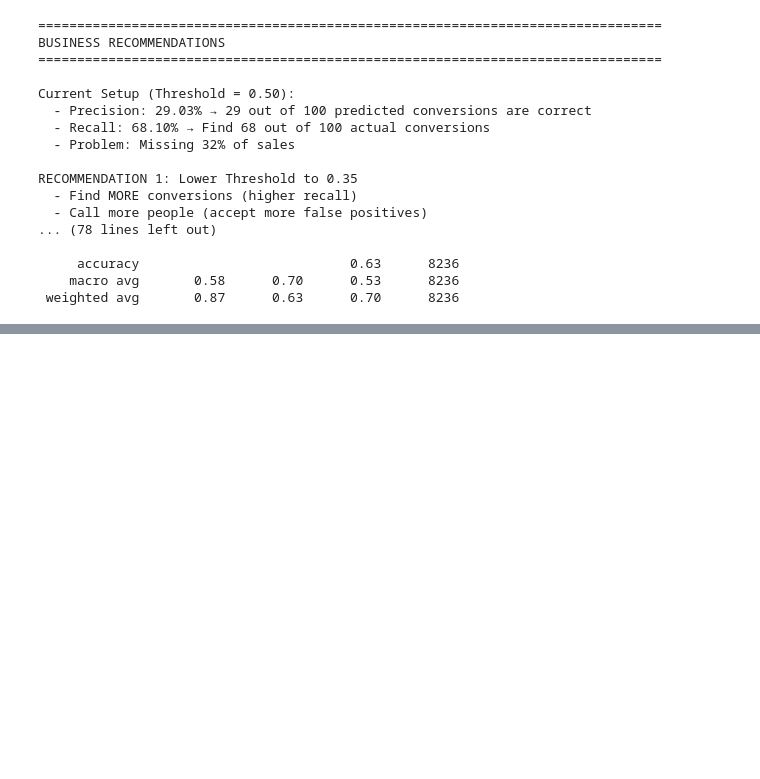
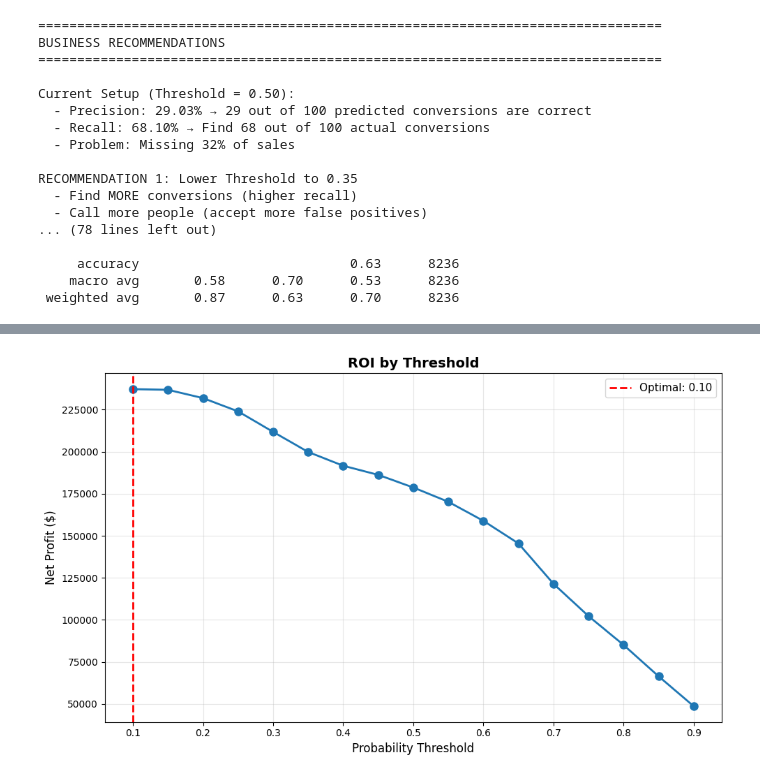
Before and after one commit to NathanC0926/ba305_bank_marketing_pred, a Jupyter notebook: baseline_logistic_regression.ipynb, the cells around one changed output, grey strips where cells are left out. Saved outputs shown, nothing was run; the diff lists cells and outputs as text; code cells hidden in the pictures; blank space fills up the shorter version.

```diff
--- a/baseline_logistic_regression.ipynb
+++ b/baseline_logistic_regression.ipynb
@@ -429,3 +461,82 @@ RECOMMENDATION 1: Lower Threshold to 0.35
      accuracy                           0.63      8236
     macro avg       0.58      0.70      0.53      8236
  weighted avg       0.87      0.63      0.70      8236
+# %%
+# Cell 11: Find Optimal Threshold Based on ROI
+print("\n" + "="*80)
+print("OPTIMAL THRESHOLD BASED ON ROI")
+print("="*80)
+
+# Industry realistic estimates
+CONVERSION_VALUE = 300  # $300 per term deposit subscription
+CALL_COST = 5          # $5 per call (with overhead)
+
+print(f"\nAssumptions:")
+print(f"  • Conversion value: ${CONVERSION_VALUE}")
+print(f"  • Call cost: ${CALL_COST}")
+
+# Calculate ROI for each threshold
+best_roi = -float('inf')
+best_threshold = 0.5
+
+roi_results = []
+
+for threshold in np.arange(0.10, 0.91, 0.05):
+    y_pred = (y_test_pred_proba >= threshold).astype(int)
+
+    conversions = ((y_pred == 1) & (y_test == 1)).sum()  # True positives
+    calls = (y_pred == 1).sum()  # Total calls made
+
+    revenue = conversions * CONVERSION_VALUE
+    cost = calls * CALL_COST
+    roi = revenue - cost
+
+    roi_results.append({
+        'Threshold': threshold,
+        'Calls': calls,
+        'Conversions': conversions,
+        'Revenue': revenue,
+        'Cost': cost,
+        'Net_Profit': roi
+    })
+
+    if roi > best_roi:
+        best_roi = roi
+        best_threshold = threshold
+
+# Display results
+results_df = pd.DataFrame(roi_results)
+print("\n" + results_df.to_string(index=False))
+
+# Highlight best threshold
+print("\n" + "="*80)
+print(f"RECOMMENDED THRESHOLD: {best_threshold:.2f}")
+print("="*80)
+best_row = results_df[results_df['Threshold'] == best_threshold].iloc[0]
+print(f"Net Profit: ${best_row['Net_Profit']:,.0f}")
+print(f"Conversions Found: {int(best_row['Conversions'])}")
+print(f"Calls to Make: {int(best_row['Calls'])}")
+print(f"Revenue: ${best_row['Revenue']:,.0f}")
+print(f"Cost: ${best_row['Cost']:,.0f}")
+
+# Plot ROI curve
+plt.figure(figsize=(10, 6))
+plt.plot(results_df['Threshold'], results_df['Net_Profit'], marker='o', linewidth=2, markersize=8)
+plt.axvline(x=best_threshold, color='red', linestyle='--', linewidth=2, label=f'Optimal: {best_threshold:.2f}')
+plt.xlabel('Probability Threshold', fontsize=12)
+plt.ylabel('Net Profit ($)', fontsize=12)
+plt.title('ROI by Threshold', fontweight='bold', fontsize=14)
+plt.legend(fontsize=11)
+plt.grid(True, alpha=0.3)
+plt.tight_layout()
+plt.show()
+
+# Apply optimal threshold
+print(f"\nApplying threshold {best_threshold}...")
+y_test_pred_optimal = (y_test_pred_proba >= best_threshold).astype(int)
+
+print("\nFinal Performance:")
+print(f"Precision: {precision_score(y_test, y_test_pred_optimal):.4f}")
+print(f"Recall: {recall_score(y_test, y_test_pred_optimal):.4f}")
+print(f"F1-Score: {f1_score(y_test, y_test_pred_optimal):.4f}")
+# %% [output]
@@ -431,0 +560 @@ RECOMMENDATION 1: Lower Threshold to 0.35
+[figure, added]
```
Also changed, not shown: parts of 3 cells of this notebook.
